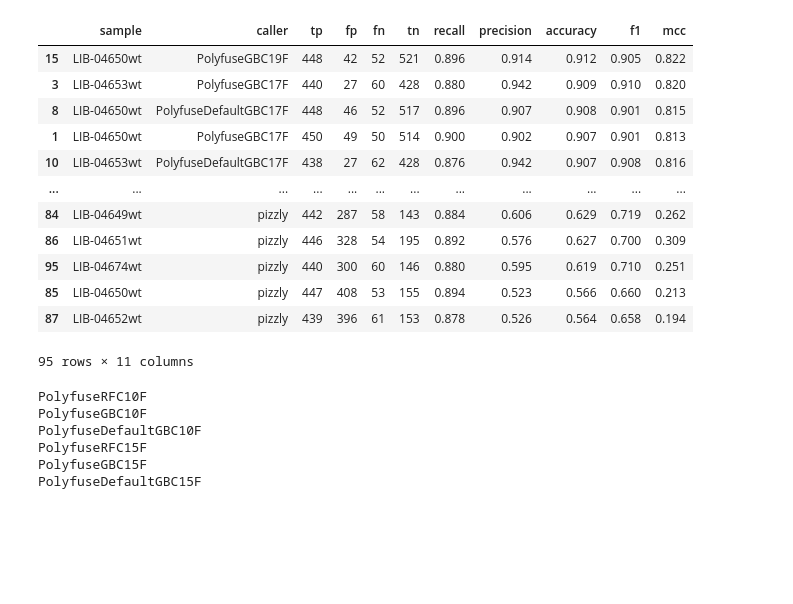
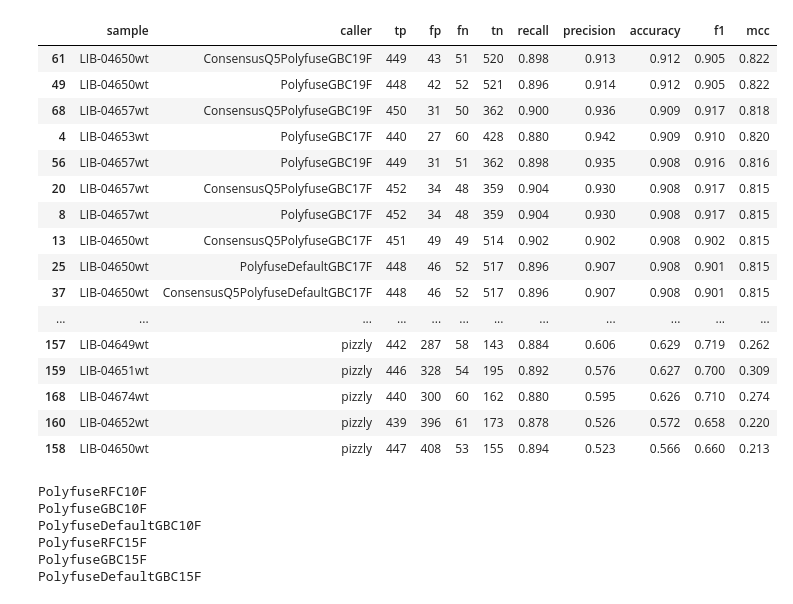
Before and after one commit to olopade-lab/fusion-ensembler, a Jupyter notebook: notebooks/polyfuse-50.ipynb, the cells around one changed output. Saved outputs shown, nothing was run; the diff lists cells and outputs as text; code cells hidden in the pictures; blank space fills up the shorter version.

```diff
--- a/notebooks/polyfuse-50.ipynb
+++ b/notebooks/polyfuse-50.ipynb
@@ -213,4 +237,5 @@ for x, y in [('recall', 'precision'), ('accuracy', 'f1')]:
 # %%
+pd.options.display.max_rows = None
 summary.groupby('caller').mean().sort_values(by='accuracy', ascending=False)
 # %% [output]
 |  | tp | fp | fn | tn | recall | precision | accuracy | f1 | mcc |
@@ -228,19 +259,24 @@ summary.groupby('caller').mean().sort_values(by='accuracy', ascending=False)
 # %%
+pd.options.display.max_rows = None
 summary.sort_values(by='accuracy', ascending=False)
 # %% [output]
 |  | sample | caller | tp | fp | fn | tn | recall | precision | accuracy | f1 | mcc |
-| 15 | LIB-04650wt | PolyfuseGBC19F | 448 | 42 | 52 | 521 | 0.896 | 0.914 | 0.912 | 0.905 | 0.822 |
-| 3 | LIB-04653wt | PolyfuseGBC17F | 440 | 27 | 60 | 428 | 0.880 | 0.942 | 0.909 | 0.910 | 0.820 |
-| 8 | LIB-04650wt | PolyfuseDefaultGBC17F | 448 | 46 | 52 | 517 | 0.896 | 0.907 | 0.908 | 0.901 | 0.815 |
-| 1 | LIB-04650wt | PolyfuseGBC17F | 450 | 49 | 50 | 514 | 0.900 | 0.902 | 0.907 | 0.901 | 0.813 |
-| 10 | LIB-04653wt | PolyfuseDefaultGBC17F | 438 | 27 | 62 | 428 | 0.876 | 0.942 | 0.907 | 0.908 | 0.816 |
+| 61 | LIB-04650wt | ConsensusQ5PolyfuseGBC19F | 449 | 43 | 51 | 520 | 0.898 | 0.913 | 0.912 | 0.905 | 0.822 |
+| 49 | LIB-04650wt | PolyfuseGBC19F | 448 | 42 | 52 | 521 | 0.896 | 0.914 | 0.912 | 0.905 | 0.822 |
+| 68 | LIB-04657wt | ConsensusQ5PolyfuseGBC19F | 450 | 31 | 50 | 362 | 0.900 | 0.936 | 0.909 | 0.917 | 0.818 |
+| 4 | LIB-04653wt | PolyfuseGBC17F | 440 | 27 | 60 | 428 | 0.880 | 0.942 | 0.909 | 0.910 | 0.820 |
+| 56 | LIB-04657wt | PolyfuseGBC19F | 449 | 31 | 51 | 362 | 0.898 | 0.935 | 0.908 | 0.916 | 0.816 |
+| 20 | LIB-04657wt | ConsensusQ5PolyfuseGBC17F | 452 | 34 | 48 | 359 | 0.904 | 0.930 | 0.908 | 0.917 | 0.815 |
+| 8 | LIB-04657wt | PolyfuseGBC17F | 452 | 34 | 48 | 359 | 0.904 | 0.930 | 0.908 | 0.917 | 0.815 |
+| 13 | LIB-04650wt | ConsensusQ5PolyfuseGBC17F | 451 | 49 | 49 | 514 | 0.902 | 0.902 | 0.908 | 0.902 | 0.815 |
+| 25 | LIB-04650wt | PolyfuseDefaultGBC17F | 448 | 46 | 52 | 517 | 0.896 | 0.907 | 0.908 | 0.901 | 0.815 |
+| 37 | LIB-04650wt | ConsensusQ5PolyfuseDefaultGBC17F | 448 | 46 | 52 | 517 | 0.896 | 0.907 | 0.908 | 0.901 | 0.815 |
 | ... | ... | ... | ... | ... | ... | ... | ... | ... | ... | ... | ... |
-| 84 | LIB-04649wt | pizzly | 442 | 287 | 58 | 143 | 0.884 | 0.606 | 0.629 | 0.719 | 0.262 |
-| 86 | LIB-04651wt | pizzly | 446 | 328 | 54 | 195 | 0.892 | 0.576 | 0.627 | 0.700 | 0.309 |
-| 95 | LIB-04674wt | pizzly | 440 | 300 | 60 | 146 | 0.880 | 0.595 | 0.619 | 0.710 | 0.251 |
-| 85 | LIB-04650wt | pizzly | 447 | 408 | 53 | 155 | 0.894 | 0.523 | 0.566 | 0.660 | 0.213 |
-| 87 | LIB-04652wt | pizzly | 439 | 396 | 61 | 153 | 0.878 | 0.526 | 0.564 | 0.658 | 0.194 |
+| 157 | LIB-04649wt | pizzly | 442 | 287 | 58 | 143 | 0.884 | 0.606 | 0.629 | 0.719 | 0.262 |
+| 159 | LIB-04651wt | pizzly | 446 | 328 | 54 | 195 | 0.892 | 0.576 | 0.627 | 0.700 | 0.309 |
+| 168 | LIB-04674wt | pizzly | 440 | 300 | 60 | 162 | 0.880 | 0.595 | 0.626 | 0.710 | 0.274 |
+| 160 | LIB-04652wt | pizzly | 439 | 396 | 61 | 173 | 0.878 | 0.526 | 0.572 | 0.658 | 0.220 |
+| 158 | LIB-04650wt | pizzly | 447 | 408 | 53 | 155 | 0.894 | 0.523 | 0.566 | 0.660 | 0.213 |
-95 rows × 11 columns
 # %%
 sample = model_data['sample'].unique()[0]
 plt.figure()
```
Also changed, not shown: parts of 20 cells of this notebook, 2 other files.
